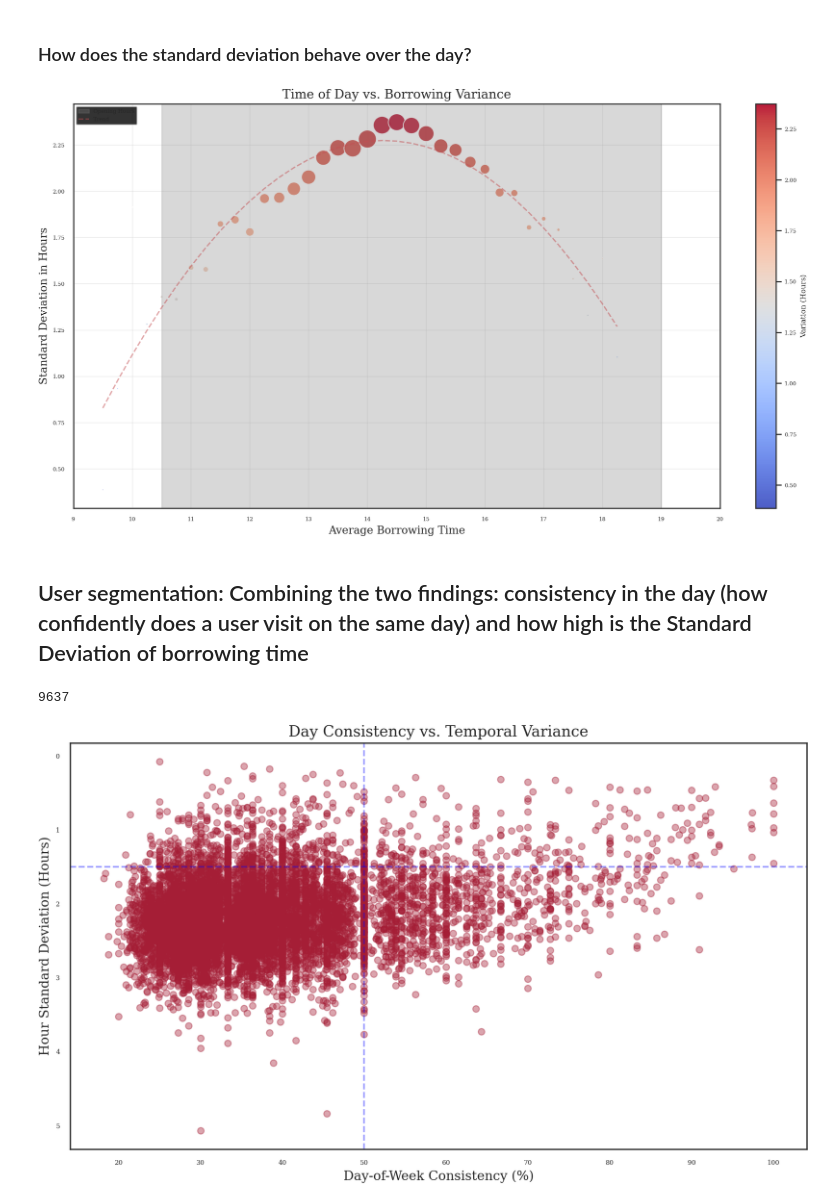
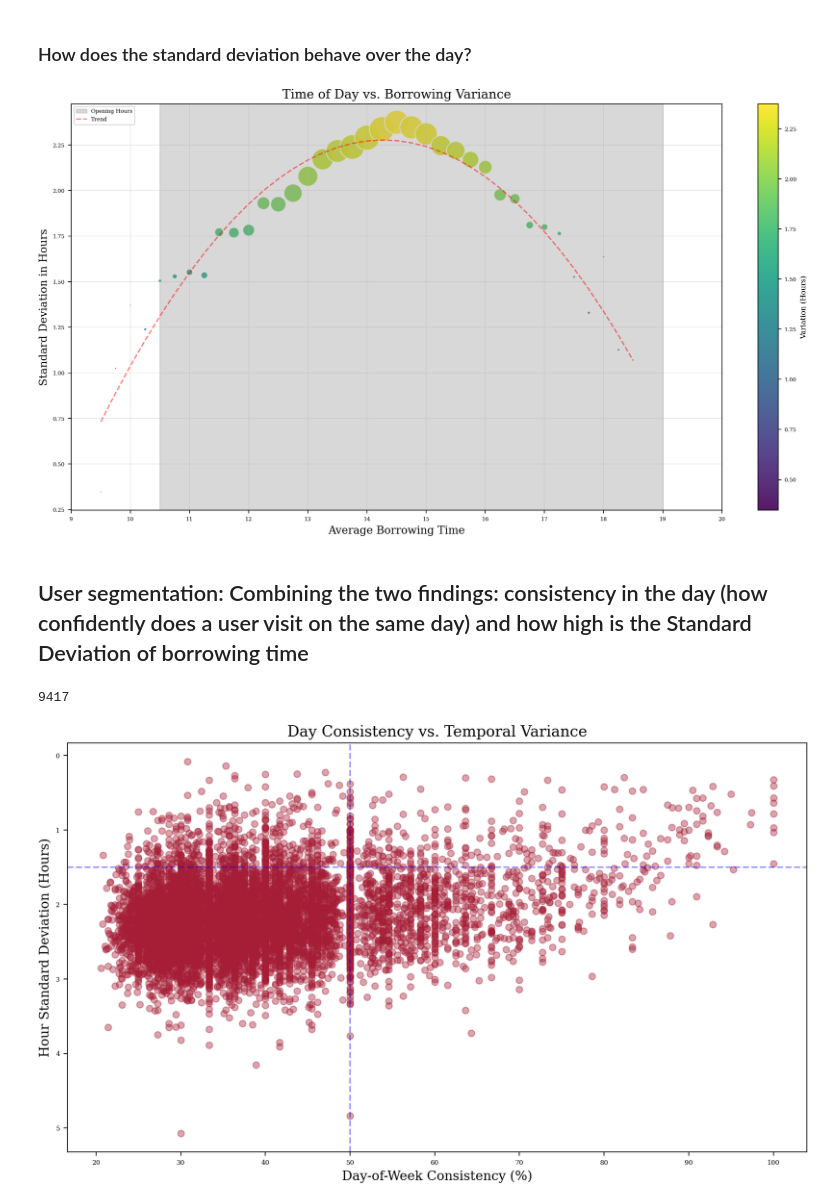
Before and after one commit to RobinAllgeier/Data_Literacy, a Jupyter notebook: exp/04_11_eda_user_behavior_by-date.ipynb, the cells around one changed output. Drawn from its saved outputs; the diff is of its cells as text; code cells hidden in the pictures.

```diff
--- a/exp/04_11_eda_user_behavior_by-date.ipynb
+++ b/exp/04_11_eda_user_behavior_by-date.ipynb
@@ -71,13 +144,9 @@ user_sessions["weekday"] = user_sessions["session_time"].dt.day_name()
 # %%
-MIN_SESSIONS = 10
-session_day_counts = user_sessions.groupby([USER_ID_COL, 'weekday']).size().unstack(fill_value=0)
+session_day_counts = user_sessions_clean.groupby([USER_ID_COL, 'weekday']).size().unstack(fill_value=0)
 
 # Top-Day-Percentage based on visits
-session_consistency = (session_day_counts.max(axis=1) / session_day_counts.sum(axis=1)) * 100
+day_consistency = (session_day_counts.max(axis=1) / session_day_counts.sum(axis=1)) * 100
 
-frequent_user_mask = session_day_counts.sum(axis=1) >= MIN_SESSIONS
-clean_consistency = session_consistency[frequent_user_mask]
-
-print(f"Based on {len(clean_consistency)} users with >= {MIN_SESSIONS} visits.")
-print(clean_consistency.describe())
+print(f"Based on {len(day_consistency)} users with >= {MIN_SESSIONS} visits.")
+print(day_consistency.describe())
 # %% [output]
@@ -233,25 +281,0 @@ Remove outliers and apply minimum number of sessions for analysis
-# %%
-# Check for midnight outliers
-midnight_sessions = user_sessions[
-    (user_sessions[ISSUE_COL].dt.hour == 0) &
-    (user_sessions[ISSUE_COL].dt.minute == 0) &
-    (user_sessions[ISSUE_COL].dt.second == 0)
-]
-
-print(f"Sessions at exactly midnight: {len(midnight_sessions)}")
-
-# Filter them out for the hourly analysis
-user_sessions_clean = user_sessions[~(
-    (user_sessions[ISSUE_COL].dt.hour == 0) &
-    (user_sessions[ISSUE_COL].dt.minute == 0)
-)].copy()
-
-print(f"Remaining sessions for without midnight outliers: {len(user_sessions_clean)}")
-
-user_counts = user_sessions_clean.groupby(USER_ID_COL).size()
-frequent_user_ids = user_counts[user_counts >= MIN_SESSIONS].index
-
-user_sessions_clean = user_sessions_clean[user_sessions_clean[USER_ID_COL].isin(frequent_user_ids)].copy()
-
-
-print(f"Analyzing {len(frequent_user_ids)} users with at least {MIN_SESSIONS} visits and in total {len(user_sessions_clean)}.")
@@ -325,9 +333,7 @@ print(f"{high_var:.1f}% of users arrive at completely different times (>3h sprea
 # %% [markdown]
 ### How does the standard deviation behave over the day?
 # %%
-
-
-# Round average hour to 15-minute intervals (0.25h) for grouping
+# Round average hour to 15-minute intervals
 user_time_behavior['hour_bin'] = (user_time_behavior['avg_hour'] * 4).round() / 4
 
 # Aggregate by time bin
@@ -337,24 +343,23 @@ stability_map = user_time_behavior.groupby('hour_bin').agg({
 }).reset_index()
 
 # Filter for relevant operational hours
-stability_map = stability_map[(stability_map['hour_bin'] >= 9) & (stability_map['hour_bin'] <= 20)]
+stability_map = stability_map[(stability_map['hour_bin'] >= 6) & (stability_map['hour_bin'] <= 22)]
 
 plt.figure(figsize=(12, 7))
 
-# Create scatter plot: size = user volume, color = variance
+# size = user volume, color = variance
 scatter = plt.scatter(
     x=stability_map['hour_bin'],
     y=stability_map['hour_spread'],
-    s=stability_map['visit_count'] * 0.5,
+    s=stability_map['visit_count'],
     c=stability_map['hour_spread'],
-    cmap='coolwarm',
+    cmap='viridis',
     alpha=0.9,
     edgecolors='w'
 )
 
 plt.axvspan(10.5, 19.0, color='gray', alpha=0.3, label='Opening Hours')
 
-# Add polynomial trend line (degree 2)
 z = np.polyfit(stability_map['hour_bin'], stability_map['hour_spread'], 2)
 p = np.poly1d(z)
 plt.plot(stability_map['hour_bin'], p(stability_map['hour_bin']), "r--", alpha=0.5, label='Trend')
@@ -369,37 +374,37 @@ plt.legend()
 
 plt.show()
 # %% [output]
-[figure, old version]
+[figure, new version]
 # %% [markdown]
 ## User segmentation: Combining the two findings: consistency in the day (how confidently does a user visit on the same day) and how high is the Standard Deviation of borrowing time
 # %%
 
 cluster_df = user_time_behavior[['avg_hour', 'hour_spread', 'visit_count']].copy()
 cluster_df = user_time_behavior[user_time_behavior['visit_count'] >= MIN_SESSIONS].copy()
-cluster_df['day_consistency'] = clean_consistency
+cluster_df['day_consistency'] = day_consistency
 
 print(len(cluster_df))
 
 plt.figure(figsize=(10, 6))
 
 scatter = plt.scatter(
     x=cluster_df['day_consistency'],
     y=cluster_df['hour_spread'],
     alpha=0.4
 )
 
 plt.axvline(x=50, color='blue', linestyle='--', alpha=0.4) # 50% Day-Consistency
 plt.axhline(y=1.5, color='blue', linestyle='--', alpha=0.4) # 1.5h Standard Deviation
 
 plt.title("Day Consistency vs. Temporal Variance", fontsize=14)
 plt.xlabel("Day-of-Week Consistency (%)", fontsize=12)
 plt.ylabel("Hour Standard Deviation (Hours)", fontsize=12)
 plt.gca().invert_yaxis()
 
 plt.show()
 # %% [output]
-9637
+9417
-[figure, old version]
+[figure, new version]
 # %%
 
 day_threshold = 50
```
Also changed, not shown: parts of 29 cells of this notebook.
